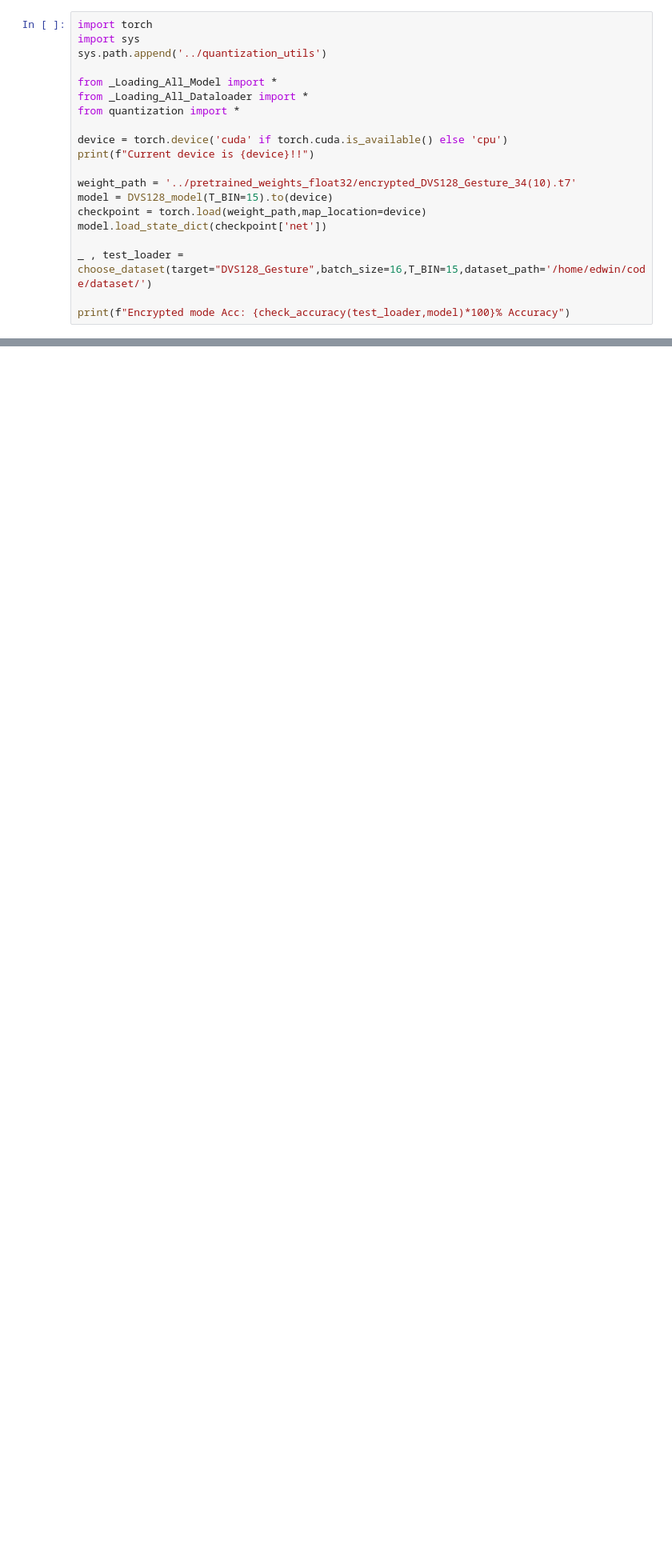
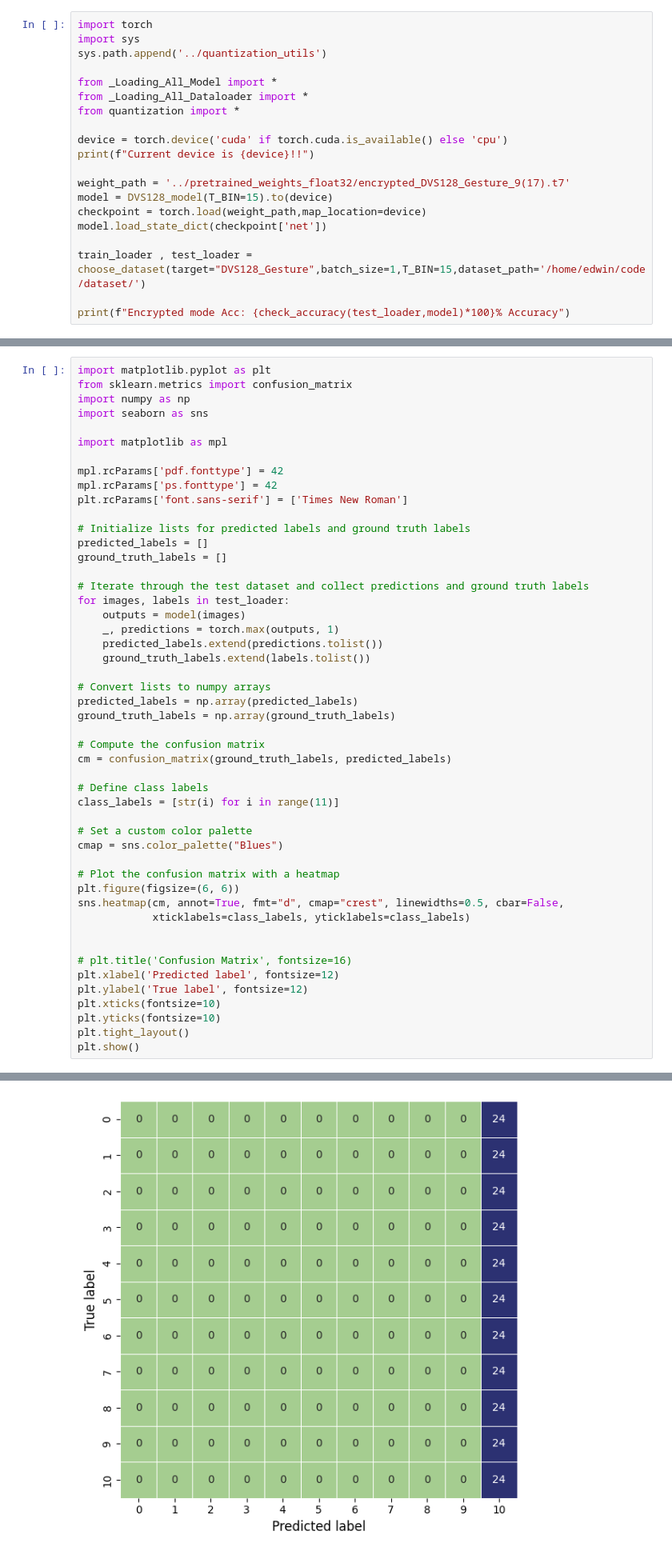
Before and after one commit to kwunhangwong/SNNGX_qSNN_encryption, a Jupyter notebook: Encryption_SNNGX/tutorial.ipynb, the cells around one changed output, grey strips where cells are left out. Shown at 80% size. Drawn from its saved outputs; the diff is of its cells as text; blank space fills up the shorter version.

```diff
--- a/Encryption_SNNGX/tutorial.ipynb
+++ b/Encryption_SNNGX/tutorial.ipynb
@@ -102,12 +102,12 @@ from quantization import *
 device = torch.device('cuda' if torch.cuda.is_available() else 'cpu')
 print(f"Current device is {device}!!")
 
-weight_path = '../pretrained_weights_float32/encrypted_DVS128_Gesture_34(10).t7'
+weight_path = '../pretrained_weights_float32/encrypted_DVS128_Gesture_9(17).t7'
 model = DVS128_model(T_BIN=15).to(device)
 checkpoint = torch.load(weight_path,map_location=device)
 model.load_state_dict(checkpoint['net'])
 
-_ , test_loader = choose_dataset(target="DVS128_Gesture",batch_size=16,T_BIN=15,dataset_path='/home/edwin/code/dataset/')
+train_loader , test_loader = choose_dataset(target="DVS128_Gesture",batch_size=1,T_BIN=15,dataset_path='/home/edwin/code/dataset/')
 
 print(f"Encrypted mode Acc: {check_accuracy(test_loader,model)*100}% Accuracy")
 # %% [output]
@@ -321,0 +324,50 @@ Got 6/24 with accuracy 25.00
+# %%
+import matplotlib.pyplot as plt
+from sklearn.metrics import confusion_matrix
+import numpy as np
+import seaborn as sns
+
+import matplotlib as mpl
+
+mpl.rcParams['pdf.fonttype'] = 42
+mpl.rcParams['ps.fonttype'] = 42
+plt.rcParams['font.sans-serif'] = ['Times New Roman']
+
+# Initialize lists for predicted labels and ground truth labels
+predicted_labels = []
+ground_truth_labels = []
+
+# Iterate through the test dataset and collect predictions and ground truth labels
+for images, labels in test_loader:
+    outputs = model(images)
+    _, predictions = torch.max(outputs, 1)
+    predicted_labels.extend(predictions.tolist())
+    ground_truth_labels.extend(labels.tolist())
+
+# Convert lists to numpy arrays
+predicted_labels = np.array(predicted_labels)
+ground_truth_labels = np.array(ground_truth_labels)
+
+# Compute the confusion matrix
+cm = confusion_matrix(ground_truth_labels, predicted_labels)
+
+# Define class labels
+class_labels = [str(i) for i in range(11)]
+
+# Set a custom color palette
+cmap = sns.color_palette("Blues")
+
+# Plot the confusion matrix with a heatmap
+plt.figure(figsize=(6, 6))
+sns.heatmap(cm, annot=True, fmt="d", cmap="crest", linewidths=0.5, cbar=False,
+            xticklabels=class_labels, yticklabels=class_labels)
+
+
+# plt.title('Confusion Matrix', fontsize=16)
+plt.xlabel('Predicted label', fontsize=12)
+plt.ylabel('True label', fontsize=12)
+plt.xticks(fontsize=10)
+plt.yticks(fontsize=10)
+plt.tight_layout()
+plt.show()
+# %% [output]
@@ -321,0 +391 @@ Got 6/24 with accuracy 25.00
+[figure, added]
```
Also changed, not shown: parts of 14 cells of this notebook, 15 other files.
